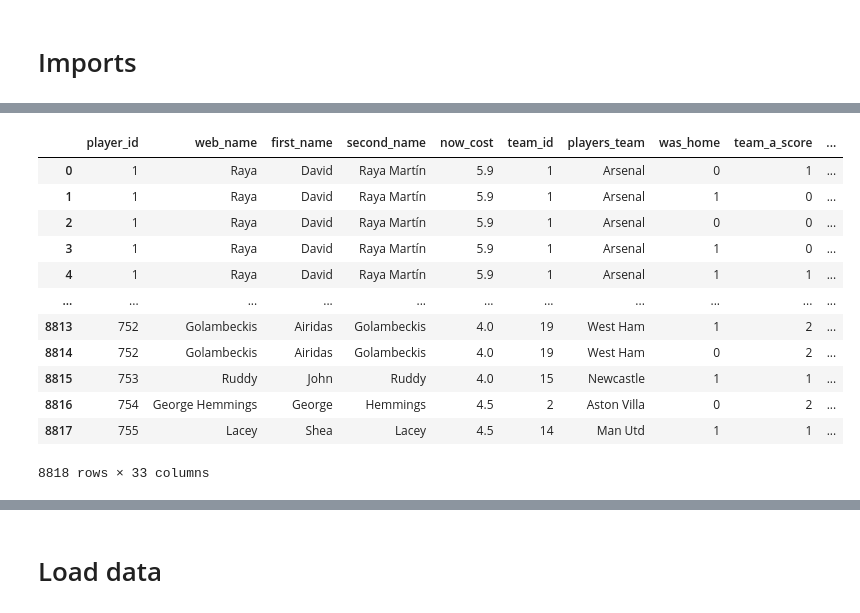
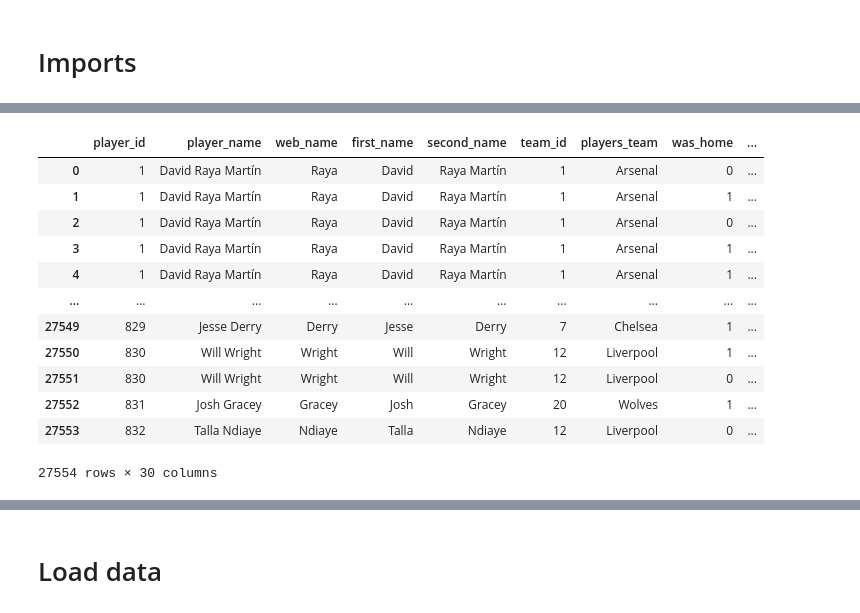
Before and after one commit to emolloy123/FPL-Modelling, a Jupyter notebook: fpl-modelling/notebooks/modelling..ipynb, the cells around one changed output, grey strips where cells are left out. Cells and saved outputs as stored; diff of their text form; code cells hidden in the pictures.

```diff
--- a/fpl-modelling/notebooks/modelling..ipynb
+++ b/fpl-modelling/notebooks/modelling..ipynb
@@ -28,6 +30,6 @@ import pandas as pd
 import numpy as np
 from scipy.stats import f_oneway
 # %%
-df = catalog.load("player_info_at_gameweek")
+df = catalog.load("players_hist_merged")
 df
 # %% [output]
@@ -35,14 +37,14 @@ df
 [interactive output not drawn]
-|  | player_id | web_name | first_name | second_name | now_cost | team_id | players_team | was_home | team_a_score | ... |
-| 0 | 1 | Raya | David | Raya Martín | 5.9 | 1 | Arsenal | 0 | 1 | ... |
-| 1 | 1 | Raya | David | Raya Martín | 5.9 | 1 | Arsenal | 1 | 0 | ... |
-| 2 | 1 | Raya | David | Raya Martín | 5.9 | 1 | Arsenal | 0 | 0 | ... |
-| 3 | 1 | Raya | David | Raya Martín | 5.9 | 1 | Arsenal | 1 | 0 | ... |
-| 4 | 1 | Raya | David | Raya Martín | 5.9 | 1 | Arsenal | 1 | 1 | ... |
-| ... | ... | ... | ... | ... | ... | ... | ... | ... | ... | ... |
-| 8813 | 752 | Golambeckis | Airidas | Golambeckis | 4.0 | 19 | West Ham | 1 | 2 | ... |
-| 8814 | 752 | Golambeckis | Airidas | Golambeckis | 4.0 | 19 | West Ham | 0 | 2 | ... |
-| 8815 | 753 | Ruddy | John | Ruddy | 4.0 | 15 | Newcastle | 1 | 1 | ... |
-| 8816 | 754 | George Hemmings | George | Hemmings | 4.5 | 2 | Aston Villa | 0 | 2 | ... |
-| 8817 | 755 | Lacey | Shea | Lacey | 4.5 | 14 | Man Utd | 1 | 1 | ... |
+|  | player_id | player_name | web_name | first_name | second_name | team_id | players_team | was_home | ... |
+| 0 | 1 | David Raya Martín | Raya | David | Raya Martín | 1 | Arsenal | 0 | ... |
+| 1 | 1 | David Raya Martín | Raya | David | Raya Martín | 1 | Arsenal | 1 | ... |
+| 2 | 1 | David Raya Martín | Raya | David | Raya Martín | 1 | Arsenal | 0 | ... |
+| 3 | 1 | David Raya Martín | Raya | David | Raya Martín | 1 | Arsenal | 1 | ... |
+| 4 | 1 | David Raya Martín | Raya | David | Raya Martín | 1 | Arsenal | 1 | ... |
+| ... | ... | ... | ... | ... | ... | ... | ... | ... | ... |
+| 27549 | 829 | Jesse Derry | Derry | Jesse | Derry | 7 | Chelsea | 1 | ... |
+| 27550 | 830 | Will Wright | Wright | Will | Wright | 12 | Liverpool | 1 | ... |
+| 27551 | 830 | Will Wright | Wright | Will | Wright | 12 | Liverpool | 0 | ... |
+| 27552 | 831 | Josh Gracey | Gracey | Josh | Gracey | 20 | Wolves | 1 | ... |
+| 27553 | 832 | Talla Ndiaye | Ndiaye | Talla | Ndiaye | 12 | Liverpool | 0 | ... |
-8818 rows × 33 columns
+27554 rows × 30 columns
```
Also changed, not shown: parts of 4 cells of this notebook, 22 other files.
